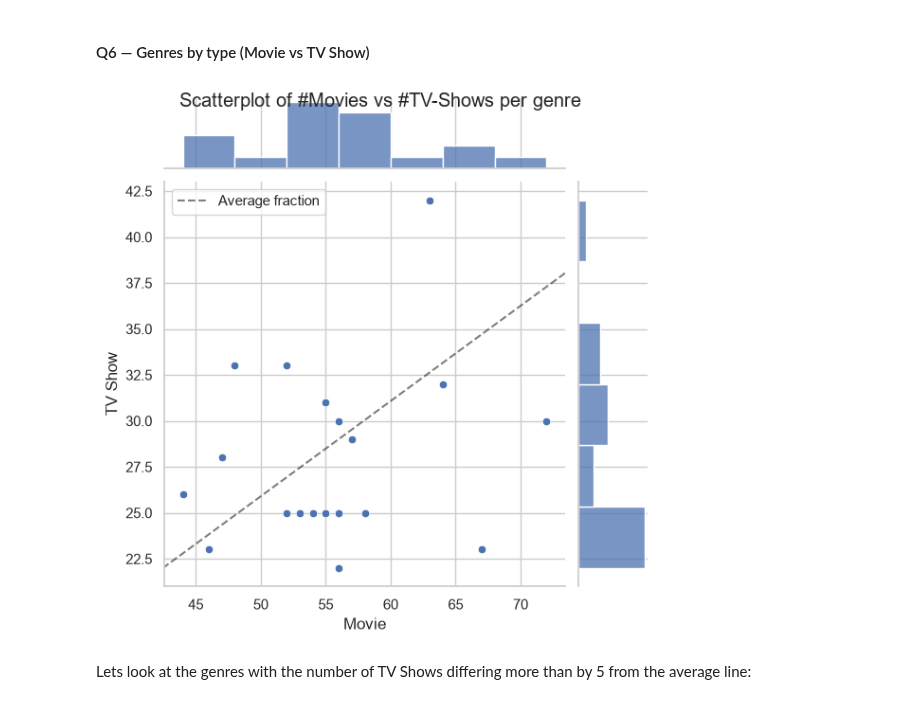
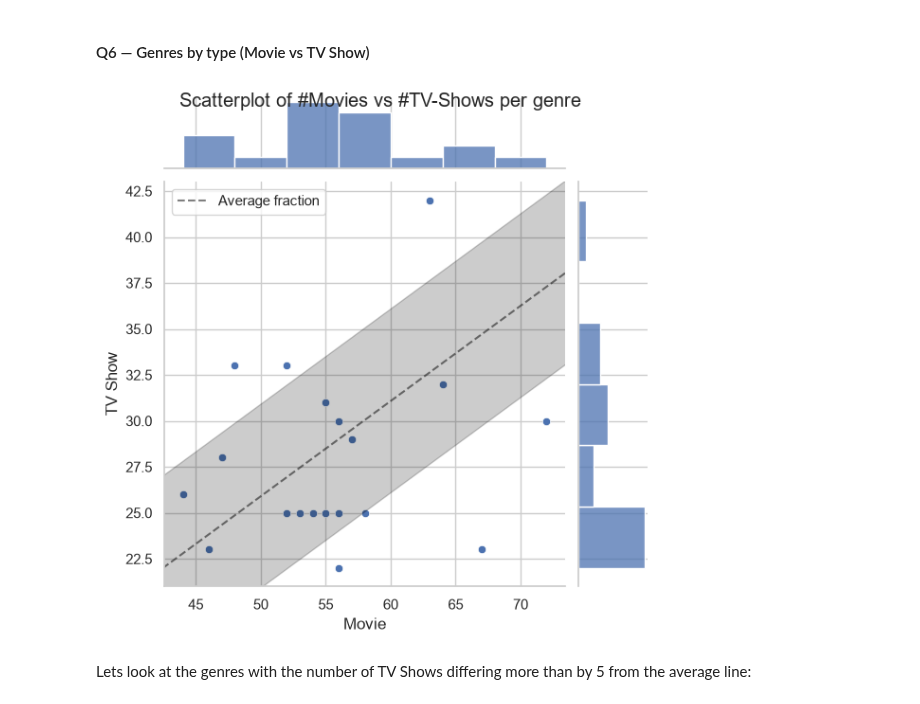
Before and after one commit to sysakm/movie_analytics_da_2026, a Jupyter notebook: starter_notebook.ipynb, the cells around one changed output. Drawn from its saved outputs; the diff is of its cells as text; code cells hidden in the pictures.

```diff
--- a/starter_notebook.ipynb
+++ b/starter_notebook.ipynb
@@ -1428,26 +1427,30 @@ plt.show()
 # %%
 # Your code here
 cur_df = pd.merge(titles, genres, on='title_id', how='inner')\
     .groupby(['type', 'genre']).agg(n_titles=('title_id', 'nunique'))['n_titles'].unstack(level=0)
 sns.jointplot(cur_df, x='Movie', y='TV Show')
 # draw the average fraction of Movies/TV Shows
 average_frac = (titles['type'] == 'TV Show').sum() / (titles['type'] == 'Movie').sum()
 plt.autoscale(False)
 plt.plot(
     np.arange(100), np.arange(100) * average_frac,
     color='black', linestyle='--', alpha=0.5, label='Average fraction'
 )
+plt.fill_between(
+    np.arange(100), np.arange(100) * average_frac - 5, np.arange(100) * average_frac + 5,
+    color='black', alpha=0.2
+)
 plt.legend()
 plt.suptitle('Scatterplot of #Movies vs #TV-Shows per genre')
 plt.savefig(
     "pictures/q6.png",
     dpi=300,
     bbox_inches="tight",
     transparent=False
 )
 plt.show()
 # %% [output]
-[figure, old version]
+[figure, new version]
 # %% [markdown]
 Lets look at the genres with the number of TV Shows differing more than by 5 from the average line:
 # %%
```
Also changed, not shown: parts of 30 cells of this notebook, 7 other files.
